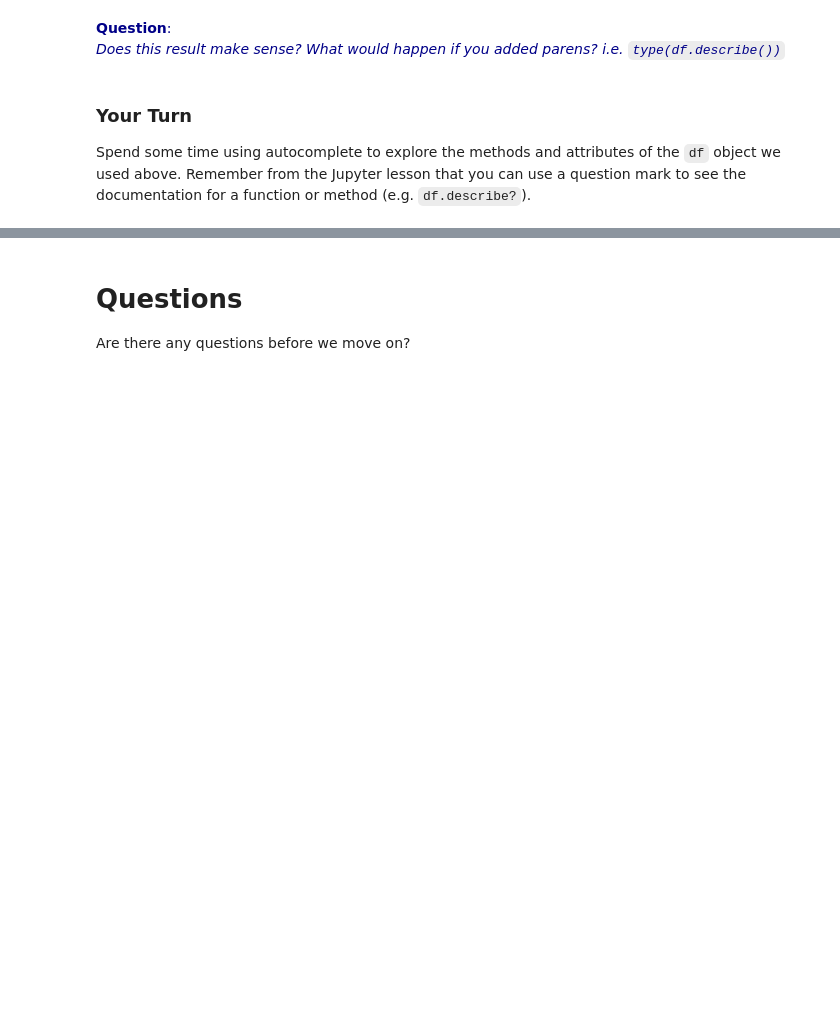
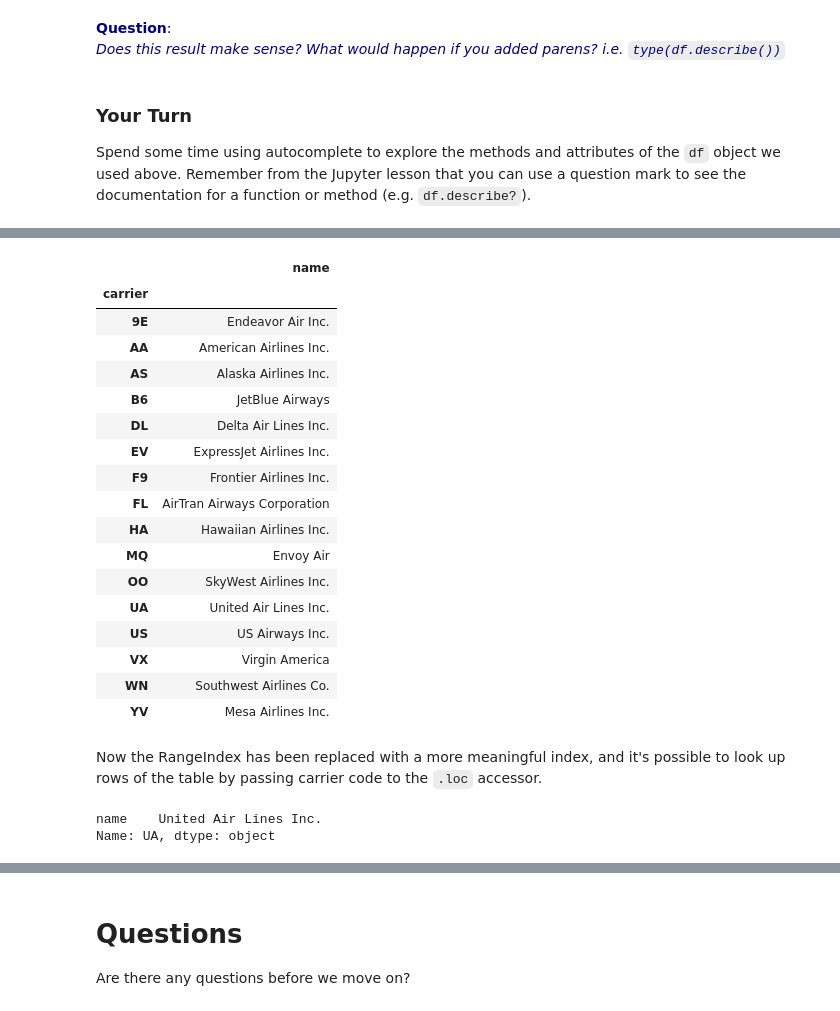
Before and after one commit to uc-python/intro-python-datasci, a Jupyter notebook: notebooks/packages_modules_methods_functions.ipynb, the cells around one changed output, grey strips where cells are left out. Saved outputs shown, nothing was run; the diff lists cells and outputs as text; code cells hidden in the pictures; blank space fills up the shorter version.

```diff
--- a/notebooks/packages_modules_methods_functions.ipynb
+++ b/notebooks/packages_modules_methods_functions.ipynb
@@ -192,0 +443,29 @@ Remember from the Jupyter lesson that you can use a question mark to see the doc
+# %%
+df = df.set_index('carrier')
+df
+# %% [output]
+|  | name |
+| carrier |  |
+| 9E | Endeavor Air Inc. |
+| AA | American Airlines Inc. |
+| AS | Alaska Airlines Inc. |
+| B6 | JetBlue Airways |
+| DL | Delta Air Lines Inc. |
+| EV | ExpressJet Airlines Inc. |
+| F9 | Frontier Airlines Inc. |
+| FL | AirTran Airways Corporation |
+| HA | Hawaiian Airlines Inc. |
+| MQ | Envoy Air |
+| OO | SkyWest Airlines Inc. |
+| UA | United Air Lines Inc. |
+| US | US Airways Inc. |
+| VX | Virgin America |
+| WN | Southwest Airlines Co. |
+| YV | Mesa Airlines Inc. |
+# %% [markdown]
+Now the RangeIndex has been replaced with a more meaningful index, and it's possible to look up rows of the table by passing carrier code to the `.loc` accessor.
+# %%
+df.loc['UA']
+# %% [output]
+name    United Air Lines Inc.
+Name: UA, dtype: object
```
Also changed, not shown: parts of 48 cells of this notebook, 1 other file.
